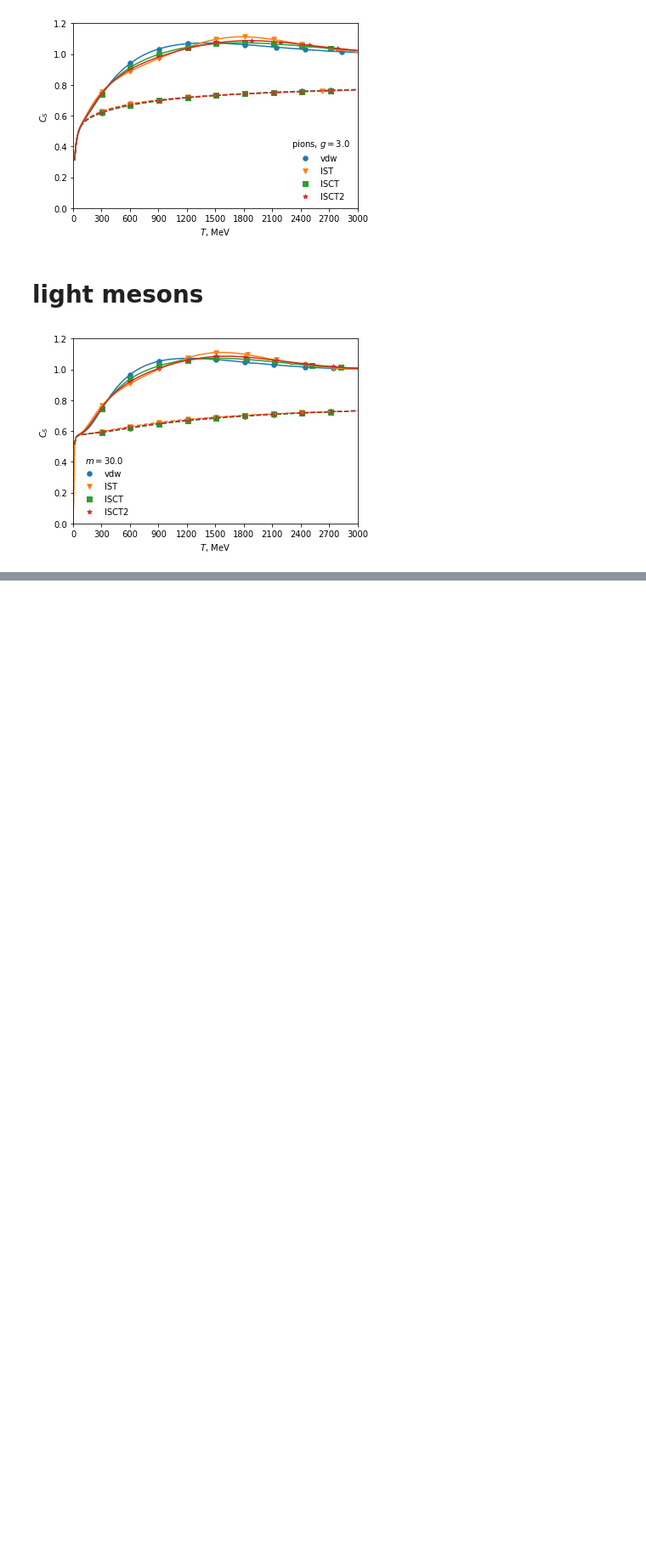
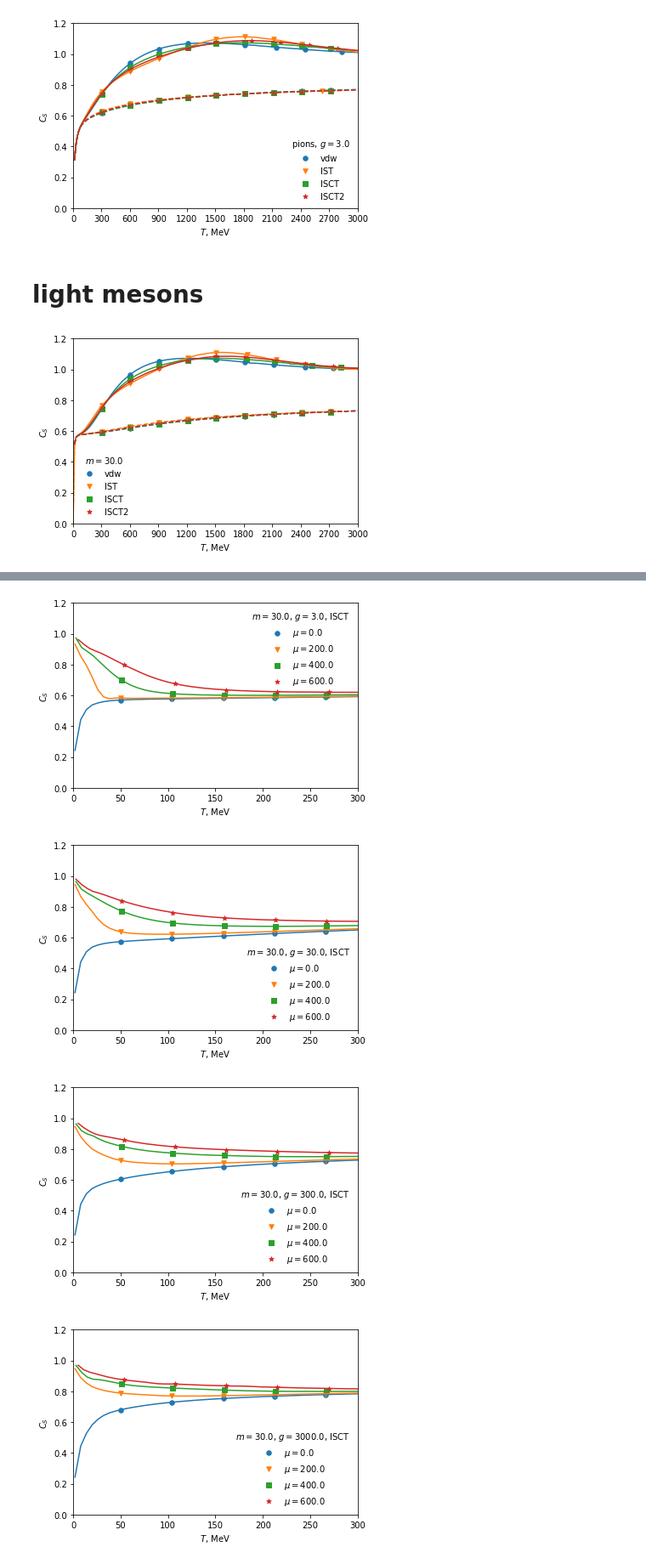
Before and after one commit to NazyS/relativistic-ISCT-EoS, a Jupyter notebook: visualization/notebook.ipynb, the cells around one changed output, grey strips where cells are left out. Shown at 85% size. Cells and saved outputs as stored; diff of their text form; code cells hidden in the pictures; blank space fills up the shorter version.

```diff
--- a/visualization/notebook.ipynb
+++ b/visualization/notebook.ipynb
@@ -456,3 +470,51 @@ for m in m_array:
+# %%
+# plots for different chemical potentials mu with fixed degeneracy factors g
+# for low range of T and only b = 0 value relativization parameter
+m_array = [30.]
+g_array = [3., 30., 300., 3000.]
+R = 0.4
+
+mu_array = [0., 200., 400., 600.]
+
+markers = cycle(['o', 'v', 's', '*'])
+
+selected_eos = ['ISCT']
+selected_m = [30.]
+selected_g = [3., 30., 300., 3000.]
+
+for m in m_array:
+    for label in labels:
+        for g in g_array:
+            particle_type = f'ligth_mes_m_{m}'
+
+            # plotting only selected mass values
+            if selected_only:
+                if m not in selected_m or label not in selected_eos:
+                    continue
+
+            b = 0.
+            for mu in mu_array:
+                plotting('-', curve_label=f'$\\mu={mu}$', interval=50)
+
+            plt.xlim(0., 300.)
+            plt.ylim(0, 1.2)
+
+            make_axis_labels(False)
+
+            plt.legend(frameon=False, title=f'$m = {m}$, $g={g}$, {label}')
+
+            plot_folder = get_plot_folder('diff_mu')
+            plot_file = f'cs_of_low_T_{particle_type}_{label}_b_{b}_R_{R}_g_{g}_diff_mu_.pdf'
+            savepath = get_savepath()
+            if saving:
+                plt.savefig(savepath)
+
+            plt.show()
+# %% [output]
+[figure, added]
+[figure, added]
+[figure, added]
+[figure, added]
 # %%
 # plots for different degeneracy factor g
 m_array = [20., 25., 30.]
```
Also changed, not shown: parts of 6 cells of this notebook.
